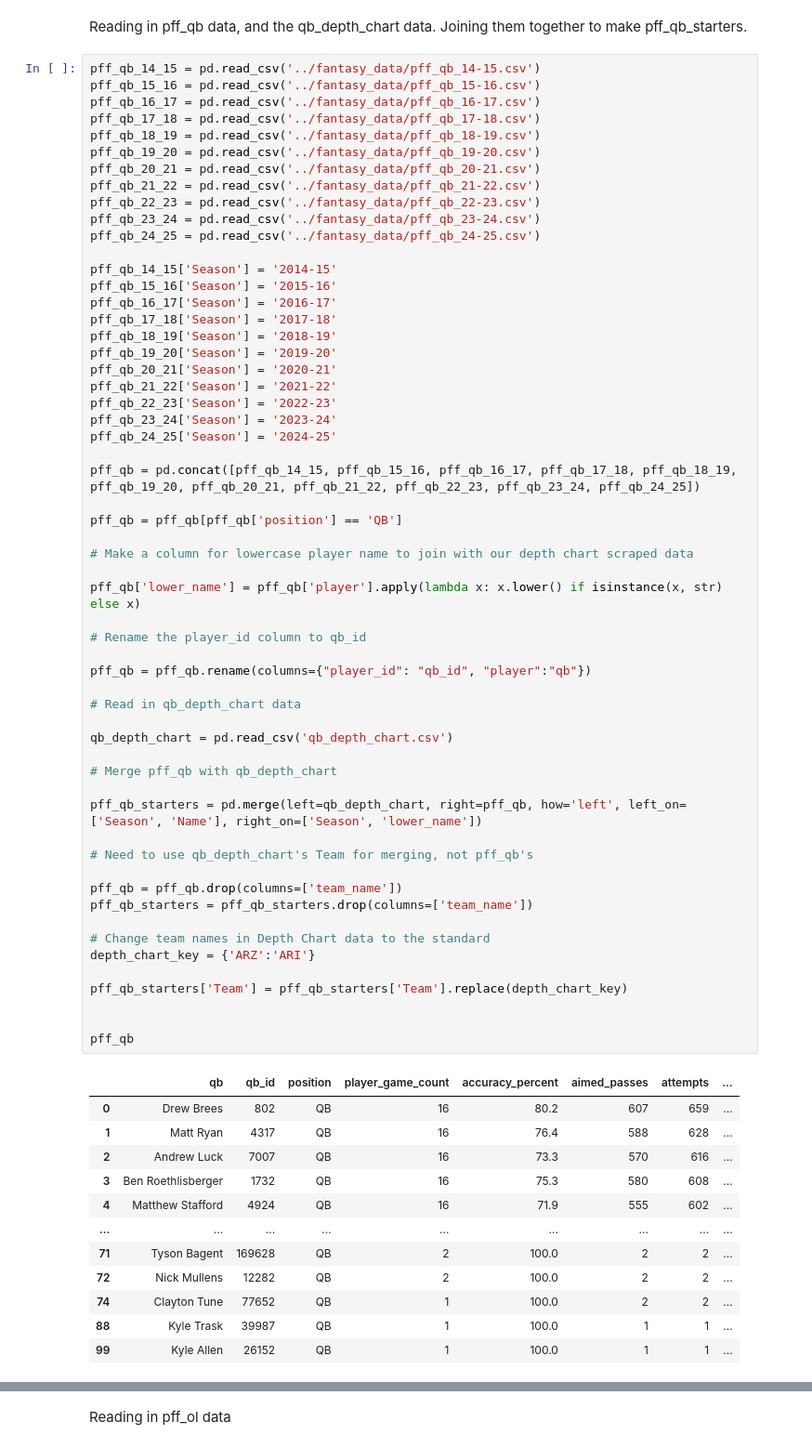
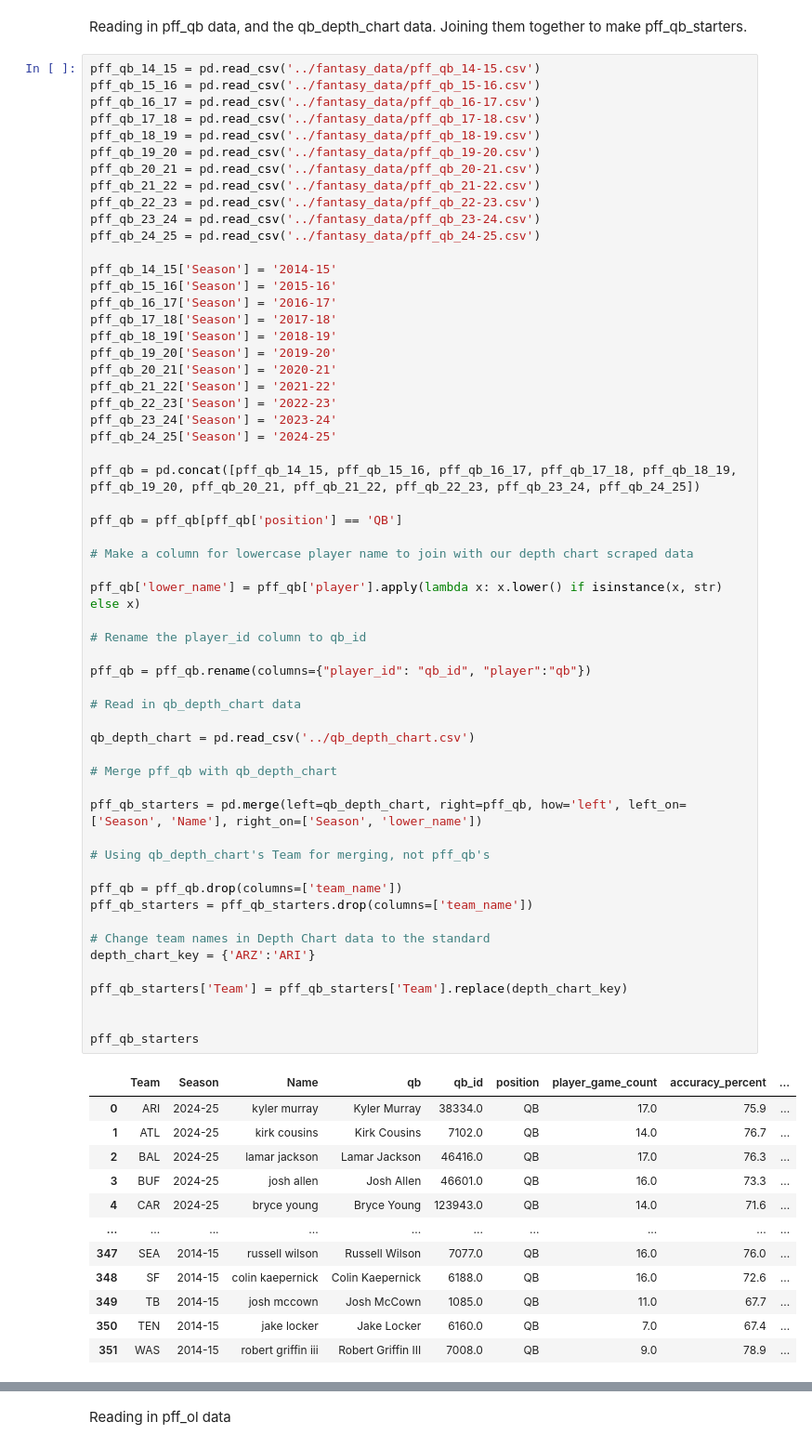
Before and after one commit to scottbwinner/NFL-Models, a Jupyter notebook: wr_models/WR Data Processing.ipynb, the cells around one changed output, grey strips where cells are left out. Shown at 93% size. Drawn from its saved outputs; the diff is of its cells as text.

```diff
--- a/wr_models/WR Data Processing.ipynb
+++ b/wr_models/WR Data Processing.ipynb
@@ -362,45 +360,45 @@ pff_qb_24_25['Season'] = '2024-25'
 pff_qb = pd.concat([pff_qb_14_15, pff_qb_15_16, pff_qb_16_17, pff_qb_17_18, pff_qb_18_19, pff_qb_19_20, pff_qb_20_21, pff_qb_21_22, pff_qb_22_23, pff_qb_23_24, pff_qb_24_25])
 
 pff_qb = pff_qb[pff_qb['position'] == 'QB']
 
 # Make a column for lowercase player name to join with our depth chart scraped data
 
 pff_qb['lower_name'] = pff_qb['player'].apply(lambda x: x.lower() if isinstance(x, str) else x)
 
 # Rename the player_id column to qb_id
 
 pff_qb = pff_qb.rename(columns={"player_id": "qb_id", "player":"qb"})
 
 # Read in qb_depth_chart data
 
-qb_depth_chart = pd.read_csv('qb_depth_chart.csv')
+qb_depth_chart = pd.read_csv('../qb_depth_chart.csv')
 
 # Merge pff_qb with qb_depth_chart
 
 pff_qb_starters = pd.merge(left=qb_depth_chart, right=pff_qb, how='left', left_on=['Season', 'Name'], right_on=['Season', 'lower_name'])
 
-# Need to use qb_depth_chart's Team for merging, not pff_qb's
+# Using qb_depth_chart's Team for merging, not pff_qb's
 
 pff_qb = pff_qb.drop(columns=['team_name'])
 pff_qb_starters = pff_qb_starters.drop(columns=['team_name'])
 
 # Change team names in Depth Chart data to the standard
 depth_chart_key = {'ARZ':'ARI'}
 
 pff_qb_starters['Team'] = pff_qb_starters['Team'].replace(depth_chart_key)
 
 
-pff_qb
+pff_qb_starters
 # %% [output]
-|  | qb | qb_id | position | player_game_count | accuracy_percent | aimed_passes | attempts | ... |
-| 0 | Drew Brees | 802 | QB | 16 | 80.2 | 607 | 659 | ... |
-| 1 | Matt Ryan | 4317 | QB | 16 | 76.4 | 588 | 628 | ... |
-| 2 | Andrew Luck | 7007 | QB | 16 | 73.3 | 570 | 616 | ... |
-| 3 | Ben Roethlisberger | 1732 | QB | 16 | 75.3 | 580 | 608 | ... |
-| 4 | Matthew Stafford | 4924 | QB | 16 | 71.9 | 555 | 602 | ... |
-| ... | ... | ... | ... | ... | ... | ... | ... | ... |
-| 71 | Tyson Bagent | 169628 | QB | 2 | 100.0 | 2 | 2 | ... |
-| 72 | Nick Mullens | 12282 | QB | 2 | 100.0 | 2 | 2 | ... |
-| 74 | Clayton Tune | 77652 | QB | 1 | 100.0 | 2 | 2 | ... |
-| 88 | Kyle Trask | 39987 | QB | 1 | 100.0 | 1 | 1 | ... |
-| 99 | Kyle Allen | 26152 | QB | 1 | 100.0 | 1 | 1 | ... |
+|  | Team | Season | Name | qb | qb_id | position | player_game_count | accuracy_percent | ... |
+| 0 | ARI | 2024-25 | kyler murray | Kyler Murray | 38334.0 | QB | 17.0 | 75.9 | ... |
+| 1 | ATL | 2024-25 | kirk cousins | Kirk Cousins | 7102.0 | QB | 14.0 | 76.7 | ... |
+| 2 | BAL | 2024-25 | lamar jackson | Lamar Jackson | 46416.0 | QB | 17.0 | 76.3 | ... |
+| 3 | BUF | 2024-25 | josh allen | Josh Allen | 46601.0 | QB | 16.0 | 73.3 | ... |
+| 4 | CAR | 2024-25 | bryce young | Bryce Young | 123943.0 | QB | 14.0 | 71.6 | ... |
+| ... | ... | ... | ... | ... | ... | ... | ... | ... | ... |
+| 347 | SEA | 2014-15 | russell wilson | Russell Wilson | 7077.0 | QB | 16.0 | 76.0 | ... |
+| 348 | SF | 2014-15 | colin kaepernick | Colin Kaepernick | 6188.0 | QB | 16.0 | 72.6 | ... |
+| 349 | TB | 2014-15 | josh mccown | Josh McCown | 1085.0 | QB | 11.0 | 67.7 | ... |
+| 350 | TEN | 2014-15 | jake locker | Jake Locker | 6160.0 | QB | 7.0 | 67.4 | ... |
+| 351 | WAS | 2014-15 | robert griffin iii | Robert Griffin III | 7008.0 | QB | 9.0 | 78.9 | ... |
```
Also changed, not shown: parts of 13 cells of this notebook.
